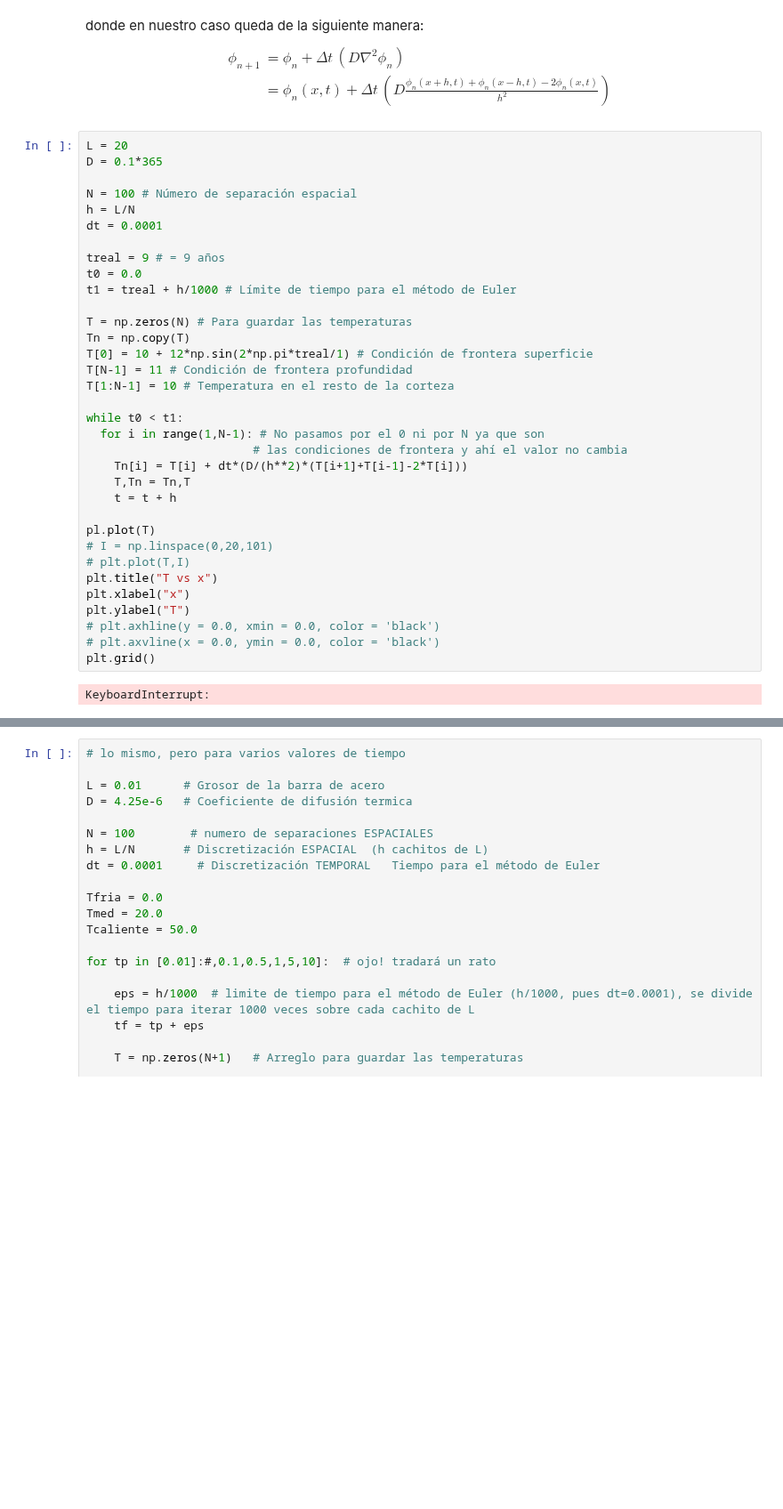
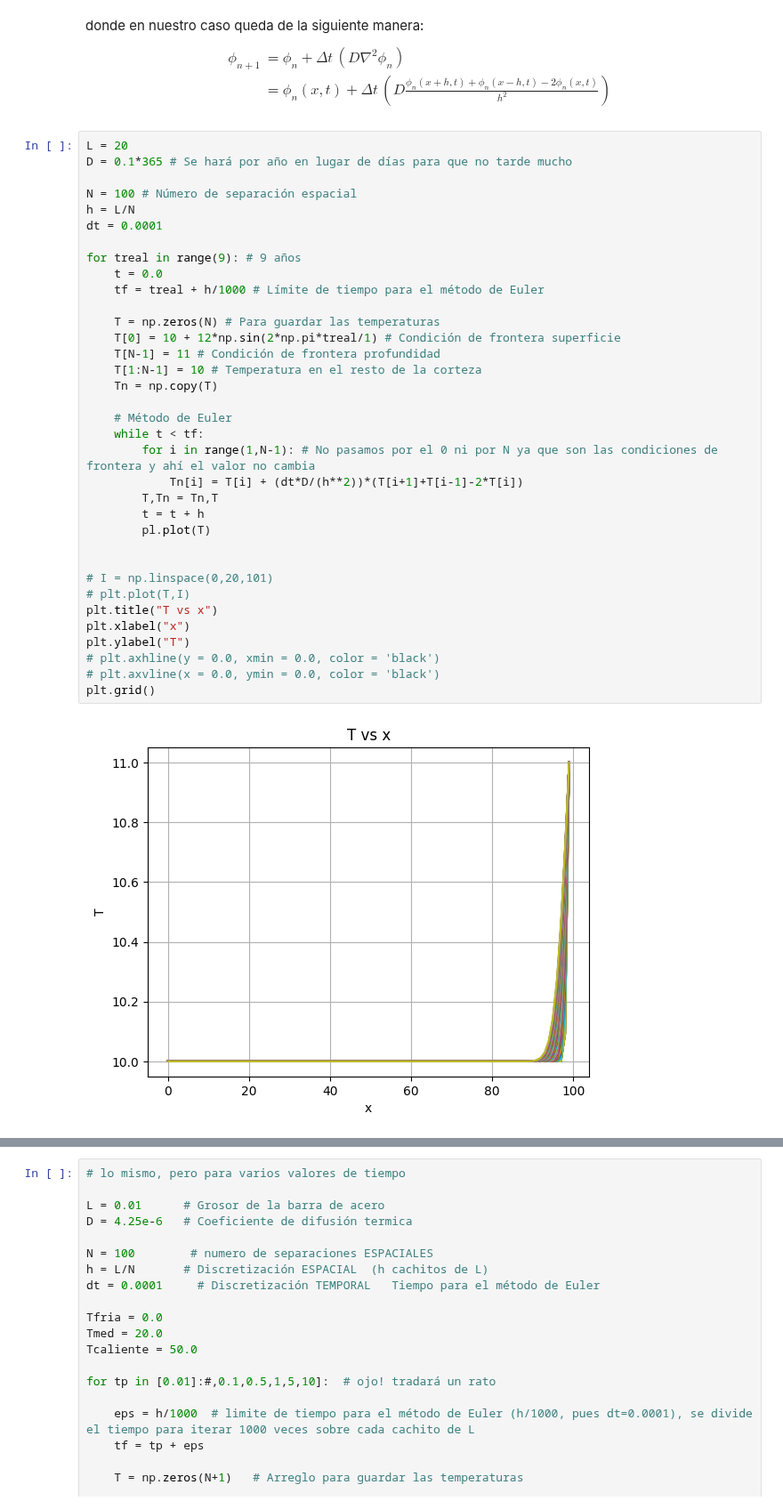
Before and after one commit to Alexi5omg/CLASE, a Jupyter notebook: Tareas/Práctica_6.ipynb, the cells around one changed output, grey strips where cells are left out. Shown at 89% size. Drawn from its saved outputs; the diff is of its cells as text; blank space fills up the shorter version.

```diff
--- a/Tareas/Práctica_6.ipynb
+++ b/Tareas/Práctica_6.ipynb
@@ -137,40 +137,41 @@ $$\begin{align}
 \end{align}$$
 # %%
 L = 20
-D = 0.1*365
+D = 0.1*365 # Se hará por año en lugar de días para que no tarde mucho
 
 N = 100 # Número de separación espacial
 h = L/N
 dt = 0.0001
 
-treal = 9 # = 9 años
-t0 = 0.0
-t1 = treal + h/1000 # Límite de tiempo para el método de Euler
+for treal in range(9): # 9 años
+    t = 0.0
+    tf = treal + h/1000 # Límite de tiempo para el método de Euler
 
-T = np.zeros(N) # Para guardar las temperaturas
-Tn = np.copy(T)
-T[0] = 10 + 12*np.sin(2*np.pi*treal/1) # Condición de frontera superficie
-T[N-1] = 11 # Condición de frontera profundidad
-T[1:N-1] = 10 # Temperatura en el resto de la corteza
+    T = np.zeros(N) # Para guardar las temperaturas
+    T[0] = 10 + 12*np.sin(2*np.pi*treal/1) # Condición de frontera superficie
+    T[N-1] = 11 # Condición de frontera profundidad
+    T[1:N-1] = 10 # Temperatura en el resto de la corteza
+    Tn = np.copy(T)
 
-while t0 < t1:
-  for i in range(1,N-1): # No pasamos por el 0 ni por N ya que son
-                        # las condiciones de frontera y ahí el valor no cambia
-    Tn[i] = T[i] + dt*(D/(h**2)*(T[i+1]+T[i-1]-2*T[i]))
-    T,Tn = Tn,T
-    t = t + h
+    # Método de Euler
+    while t < tf:
+        for i in range(1,N-1): # No pasamos por el 0 ni por N ya que son las condiciones de frontera y ahí el valor no cambia
+            Tn[i] = T[i] + (dt*D/(h**2))*(T[i+1]+T[i-1]-2*T[i])
+        T,Tn = Tn,T
+        t = t + h
+        pl.plot(T)
 
-pl.plot(T)
+
 # I = np.linspace(0,20,101)
 # plt.plot(T,I)
 plt.title("T vs x")
 plt.xlabel("x")
 plt.ylabel("T")
 # plt.axhline(y = 0.0, xmin = 0.0, color = 'black')
 # plt.axvline(x = 0.0, ymin = 0.0, color = 'black')
 plt.grid()
 # %% [output]
-KeyboardInterrupt:
+[figure, added]
 # %%
 L = 20
 D = 0.1
```
Also changed, not shown: parts of 1 cell of this notebook.
